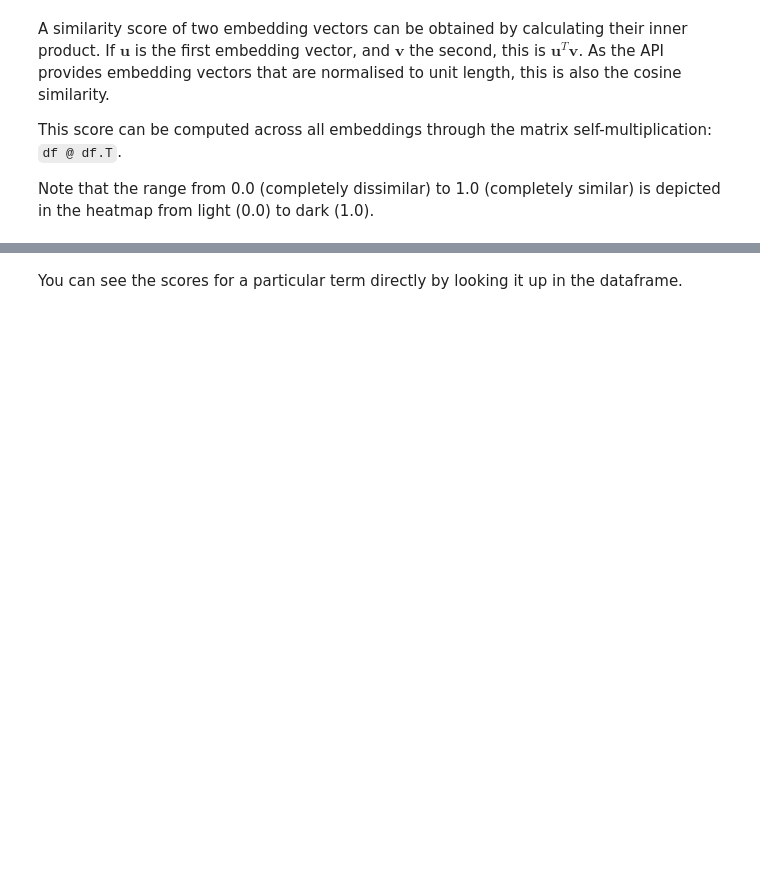
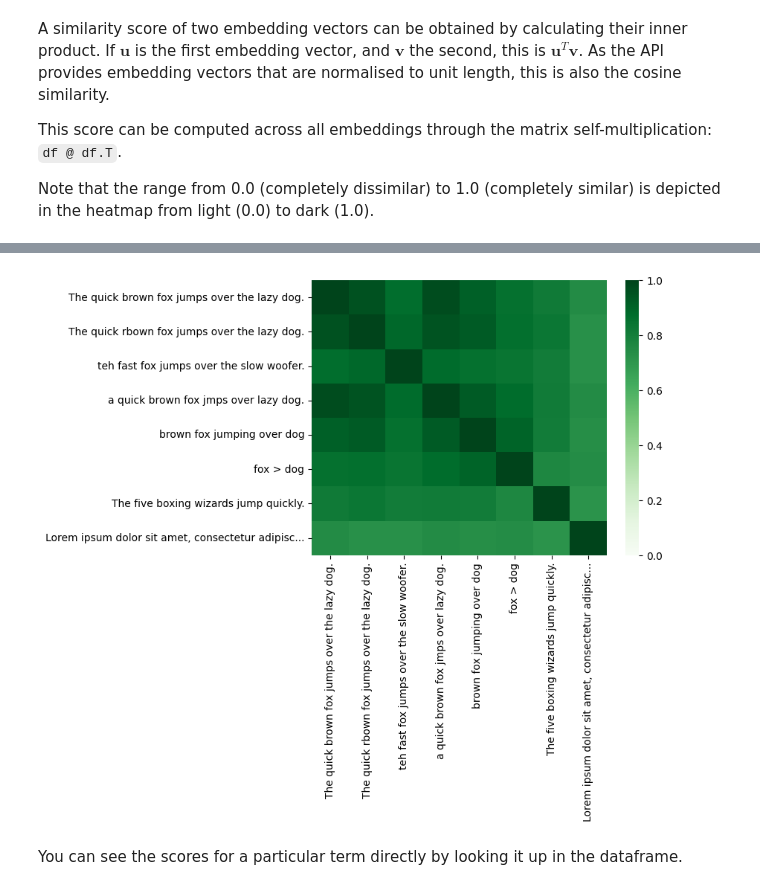
Before and after one commit to Wangila/GenAiBootCamp, a Jupyter notebook: Day_2_Embeddings_and_similarity_scores.ipynb, the cells around one changed output, grey strips where cells are left out. Cells and saved outputs as stored; diff of their text form; code cells hidden in the pictures; blank space fills up the shorter version.

```diff
--- a/Day_2_Embeddings_and_similarity_scores.ipynb
+++ b/Day_2_Embeddings_and_similarity_scores.ipynb
@@ -45,9 +52,13 @@ If you don't already have an API key, you can grab one from [AI Studio](https://
 
 To make the key available through Kaggle secrets, choose `Secrets` from the `Add-ons` menu and follow the instructions to add your key or enable it for this notebook.
 # %%
-from kaggle_secrets import UserSecretsClient
+#from kaggle_secrets import UserSecretsClient
 
-GOOGLE_API_KEY = UserSecretsClient().get_secret("GOOGLE_API_KEY")
+#GOOGLE_API_KEY = UserSecretsClient().get_secret("GOOGLE_API_KEY")
+
+from google.colab import userdata
+GOOGLE_API_KEY = userdata.get("GOOGLE_API_KEY")
+OPENAI_API_KEY = userdata.get("OPENAI_API_KEY")
 # %% [markdown]
 If you received an error response along the lines of `No user secrets exist for kernel id ...`, then you need to add your API key via `Add-ons`, `Secrets` **and** enable it.
 
@@ -58,6 +69,8 @@ If you received an error response along the lines of `No user secrets exist for
 You will be using the [`embedContent`](https://ai.google.dev/api/embeddings#method:-models.embedcontent) API method to calculate batch embeddings in this guide. Find a model that supports it through the [`models.list`](https://ai.google.dev/api/models#method:-models.list) endpoint. You can also find more information about the embedding models on [the models page](https://ai.google.dev/gemini-api/docs/models/gemini#text-embedding).
 # %%
 client = genai.Client(api_key=GOOGLE_API_KEY)
+
+openai_client = OpenAI(api_key=OPENAI_API_KEY)
 
 for model in client.models.list():
   if 'embedContent' in model.supported_actions:
@@ -87,6 +105,13 @@ response = client.models.embed_content(
     model='models/text-embedding-004',
     contents=texts,
     config=types.EmbedContentConfig(task_type='semantic_similarity'))
+# %%
+#OpenAI
+
+openai_response = openai_client.embeddings.create(
+    model='text-embedding-ada-002',
+    input=texts
+    )
 # %% [markdown]
 Define a short helper function that will make it easier to display longer embedding texts in our visualisation.
 # %%
@@ -118,3 +145,13 @@ sns.heatmap(sim, vmin=0, vmax=1, cmap="Greens");
+# %%
+#OpenAI
+# Set up the embeddings in a dataframe.
+openai_df = pd.DataFrame([data.embedding for data in openai_response.data], index=truncated_texts)
+# Perform the similarity calculation
+openai_sim = openai_df @ openai_df.T
+# Draw!
+sns.heatmap(openai_sim, vmin=0, vmax=1, cmap="Greens");
+# %% [output]
+[figure, added]
 # %% [markdown]
 You can see the scores for a particular term directly by looking it up in the dataframe.
 # %%
```
Also changed, not shown: parts of 6 cells of this notebook.
